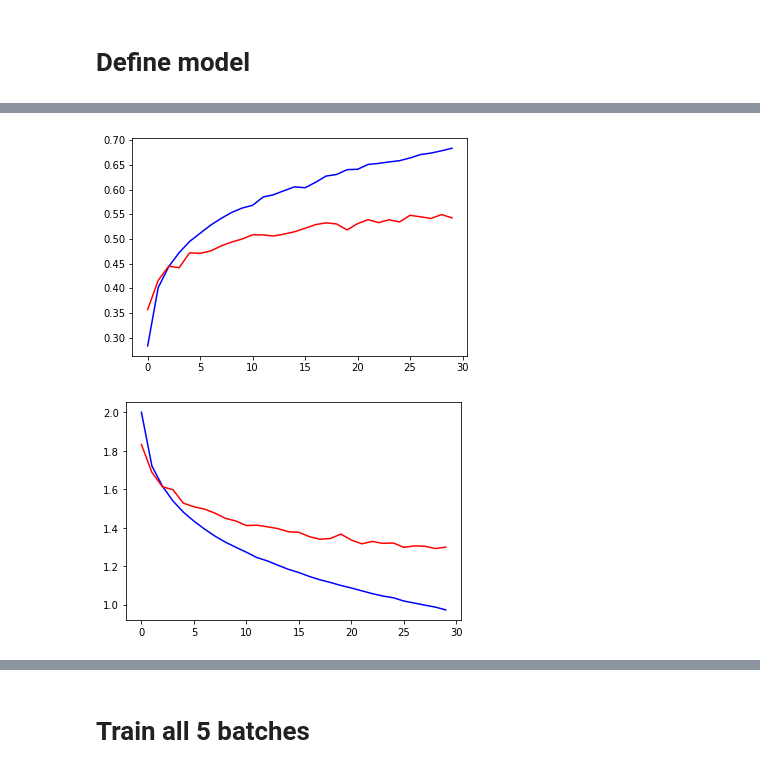
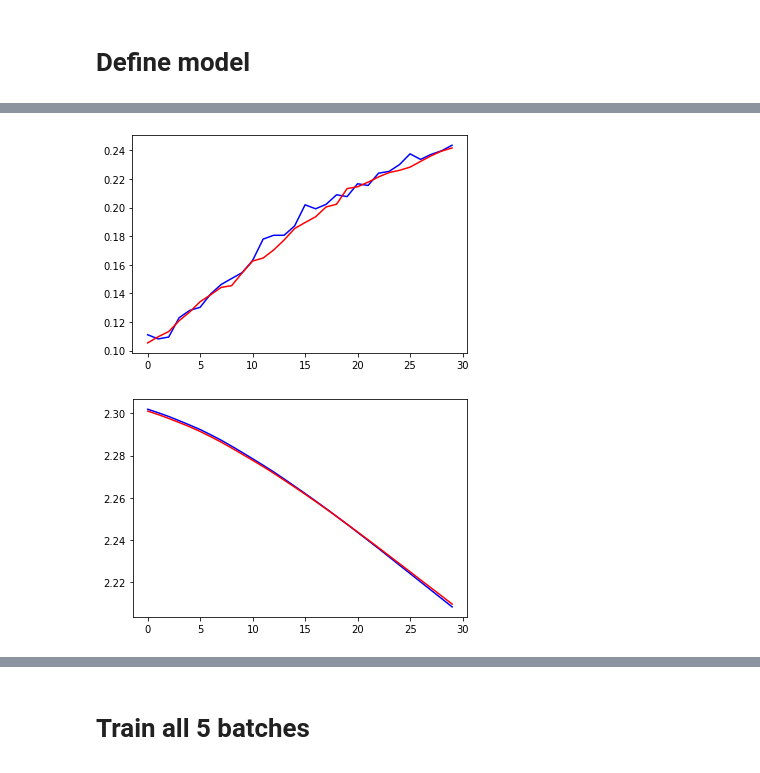
Before and after one commit to zahrasalarian/Artificial-Intelligence-in-Medicine-Projects, a Jupyter notebook: p2/main.ipynb, the cells around one changed output, grey strips where cells are left out. Cells and saved outputs as stored; diff of their text form; code cells hidden in the pictures.

```diff
--- a/p2/main.ipynb
+++ b/p2/main.ipynb
@@ -41,8 +42,8 @@ from tensorflow.keras.losses import *
 from tensorflow.keras.layers import *
 from tensorflow.keras.activations import *
 # %%
-#train_X = train_X.reshape(np.shape(train_X)[0], -1)
-#test_X = test_X.reshape(np.shape(test_X)[0], -1)
+train_X = train_X.reshape(np.shape(train_X)[0], -1)
+test_X = test_X.reshape(np.shape(test_X)[0], -1)
 
 # one hot y values
 train_Y = to_categorical(train_y)
@@ -219,13 +211,11 @@ nodes_number = 200
 # define model
 model = Sequential()
 # define layeres
-model.add(Conv2D(32, (3, 3), activation='relu', kernel_initializer='he_uniform', padding='same', input_shape=(32, 32, 3)))
-model.add(MaxPooling2D((2, 2)))
-
+model.add(Dense(nodes_number, activation='relu', kernel_initializer='he_uniform', input_dim=hyperbatch_X.shape[1]))
 model.add(Flatten())
 model.add(Dense(10, activation='softmax'))
 # compile and fit
-model.compile(optimizer=Adam(learning_rate=0.0001), loss='categorical_crossentropy', metrics=['acc'])
+model.compile(optimizer=Adam(learning_rate=0.00001), loss='categorical_crossentropy', metrics=['acc'])
 history = model.fit(hyperbatch_X, hyperbatch_Y, batch_size=32, epochs=30, validation_data=(test_X, test_Y))
 draw_acc_loss_plt(history)
 # %% [output]
@@ -249,5 +239,5 @@ Epoch 30/30
-[figure, old version]
+[figure, new version]
-[figure, old version]
+[figure, new version]
 # %%
 nodes_number = 200
 # define model
```
Also changed, not shown: parts of 36 cells of this notebook.
